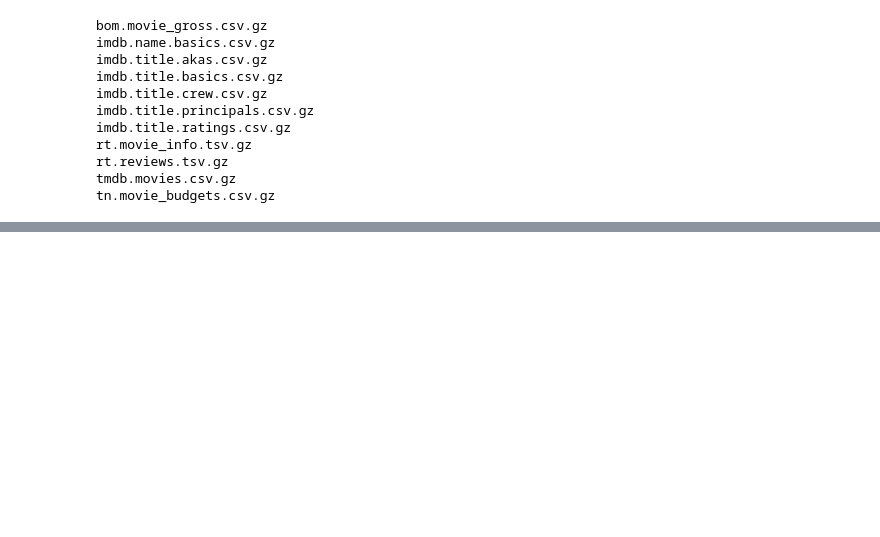
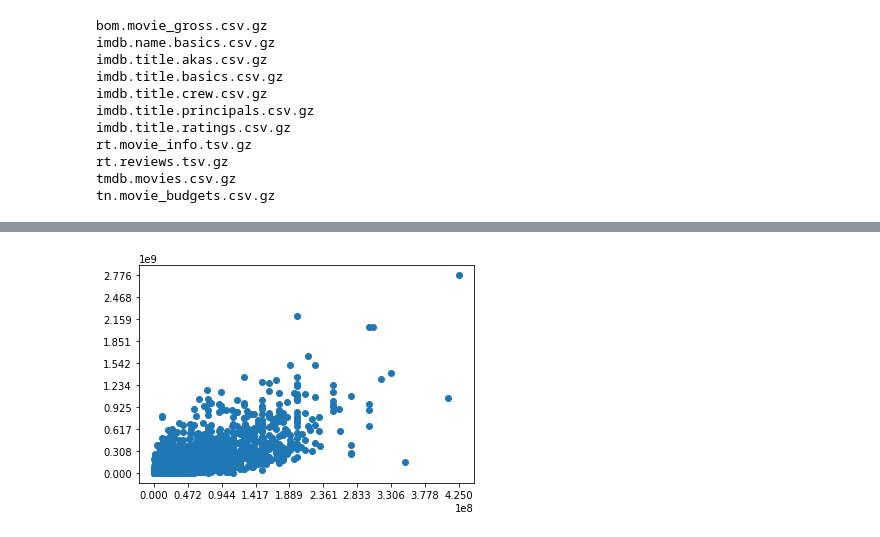
Before and after one commit to learn-co-curriculum/dsc-phase-1-project, a Jupyter notebook: student.ipynb, the cells around one changed output, grey strips where cells are left out. Saved outputs shown, nothing was run; the diff lists cells and outputs as text; code cells hidden in the pictures; blank space fills up the shorter version.

```diff
--- a/student.ipynb
+++ b/student.ipynb
@@ -114,0 +143,11 @@ ax.scatter(x,y);
+# %%
+fig, ax = plt.subplots()
+x = tn_movie_budgets['production_budget']
+y = tn_movie_budgets['worldwide_gross']
+ax.scatter(x,y)
+xticks = np.linspace(start=min(x), stop=max(x), num=10)
+yticks = np.linspace(start=min(y), stop=max(y), num=10)
+ax.set_xticks(xticks)
+ax.set_yticks(yticks);
+# %% [output]
+[figure, added]
```
Also changed, not shown: parts of 13 cells of this notebook.
